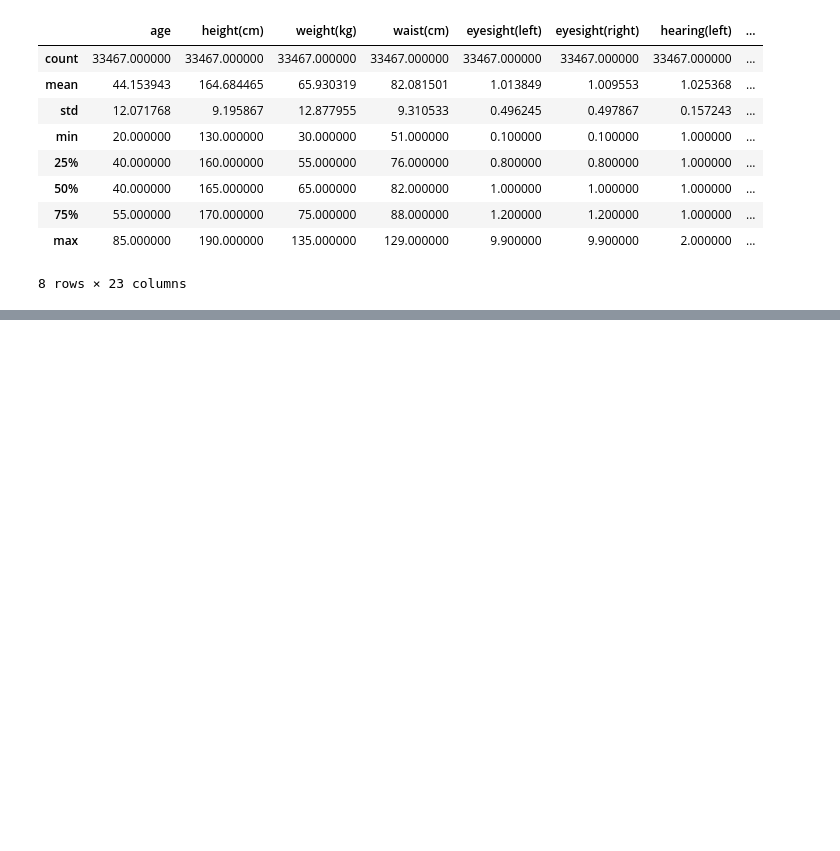
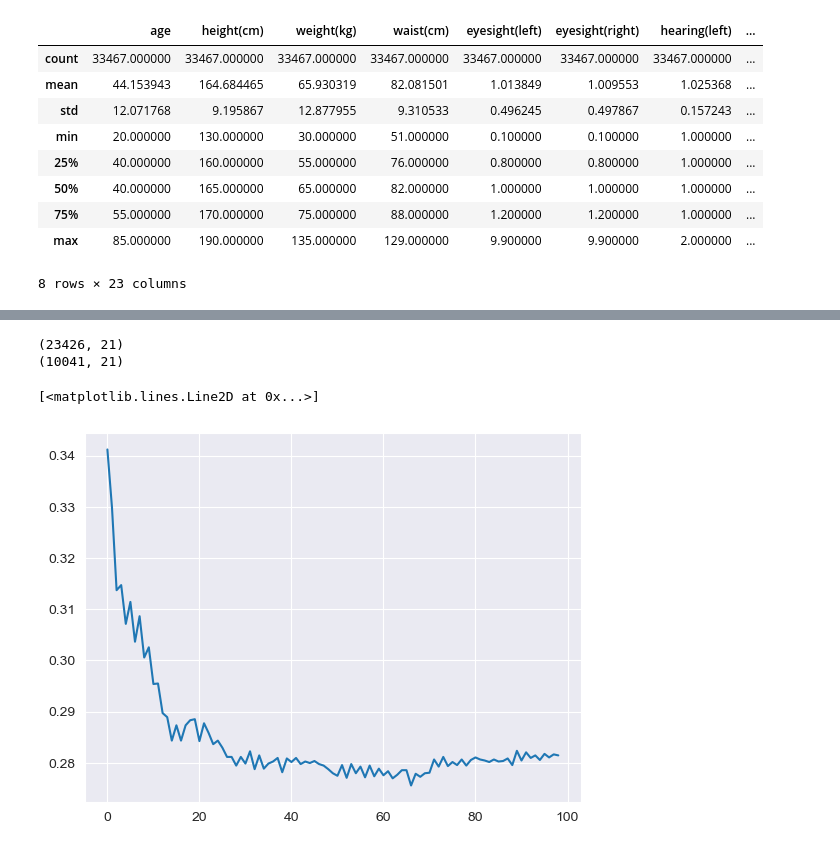
Before and after one commit to ironbongjr/data-mining-project, a Jupyter notebook: dm_proj.ipynb, the cells around one changed output, grey strips where cells are left out. Saved outputs shown, nothing was run; the diff lists cells and outputs as text; code cells hidden in the pictures; blank space fills up the shorter version.

```diff
--- a/dm_proj.ipynb
+++ b/dm_proj.ipynb
@@ -196,0 +254,20 @@ df1.describe()
+# %%
+print(x_training_data.shape)
+print(x_test_data.shape)
+# %% [output]
+(23426, 21)
+(10041, 21)
+# %%
+from sklearn.neighbors import KNeighborsClassifier
+error_rate = []
+
+# for i in range(1,100):
+#     knn = KNeighborsClassifier(n_neighbors=i)
+#     knn.fit(x_training_data,y_training_data)
+#     predict = knn.predict(x_test_data)
+#     error_rate.append(np.mean(predict != y_test_data))
+# %%
+plt.plot(error_rate)
+# %% [output]
+[<matplotlib.lines.Line2D at 0x...>]
+[figure, added]
```
Also changed, not shown: parts of 22 cells of this notebook, 7 other files.
